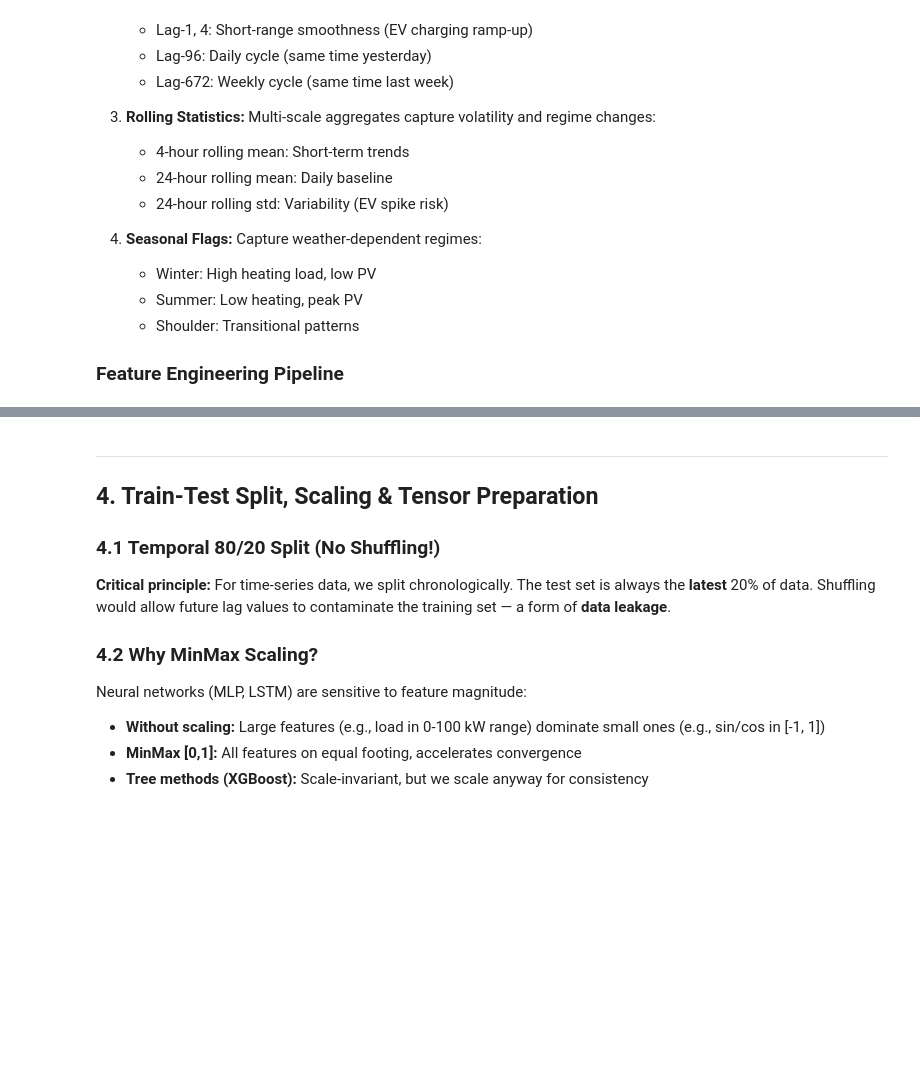
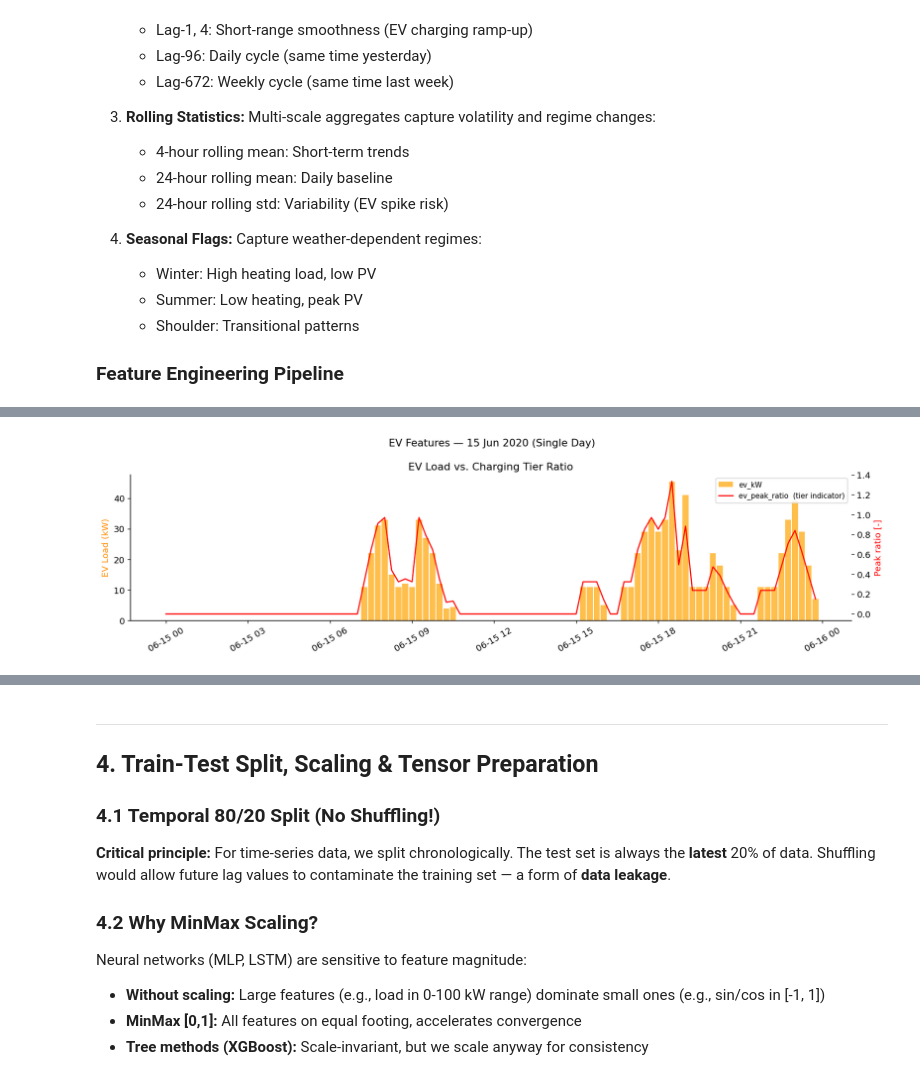
Before and after one commit to timterhorst/SET3120---Energy-Systems-Simulation-Digital-Twins, a Jupyter notebook: Practicums/forecasting_module_dual_target.ipynb, the cells around one changed output, grey strips where cells are left out. Drawn from its saved outputs; the diff is of its cells as text; code cells hidden in the pictures; blank space fills up the shorter version.

```diff
--- a/Practicums/forecasting_module_dual_target.ipynb
+++ b/Practicums/forecasting_module_dual_target.ipynb
@@ -435,0 +460,87 @@ Feature groups:
+# %%
+# ─────────────────────────────────────────────────────────────
+# Plot 1: EV Features over a representative day.
+# Demonstrates the ev_peak_ratio charging tier indicator.
+# ─────────────────────────────────────────────────────────────
+one_day = df_feat.loc["2020-06-15"]   # a mid-summer weekday
+t = one_day.index
+
+fig, axes = plt.subplots(1, 1, figsize=(14, 4))
+fig.suptitle("EV Features — 15 Jun 2020 (Single Day)", fontsize=13)
+
+ax3a = axes
+ax3b = ax3a.twinx()
+ax3a.bar(t, one_day["ev_kW"], width=0.009, color="orange", alpha=0.7, label="ev_kW")
+ax3b.plot(t, one_day["ev_peak_ratio"], color="red", linewidth=1.5,
+          label="ev_peak_ratio  (tier indicator)")
+ax3a.set_ylabel("EV Load (kW)", color="darkorange")
+ax3b.set_ylabel("Peak ratio [-]", color="red")
+ax3a.set_title("EV Load vs. Charging Tier Ratio")
+lines  = ax3a.get_legend_handles_labels()
+lines2 = ax3b.get_legend_handles_labels()
+ax3a.legend(lines[0] + lines2[0], lines[1] + lines2[1], fontsize=9, loc="upper right")
+ax3a.tick_params(axis="x", rotation=30)
+
+plt.tight_layout()
+plt.show()
+
+# ─────────────────────────────────────────────────────────────
+# Plot 2: Solar elevation angle — seasonal cross-section.
+# The zero-clipped version directly masks impossible PV periods.
+# ─────────────────────────────────────────────────────────────
+fig, axes = plt.subplots(1, 2, figsize=(15, 4))
+fig.suptitle("Solar Elevation Feature — Seasonal Comparison (φ = 52° N)", fontsize=13)
+
+for ax, date_str, label, color in [
+    (axes[0], "2020-12-21", "Winter Solstice (Dec 21)", "steelblue"),
+    (axes[1], "2020-06-21", "Summer Solstice (Jun 21)", "gold"),
+]:
+    day = df_feat.loc[date_str]
+    elev_deg    = np.degrees(day["solar_elevation"])
+    elev_pos    = np.degrees(day["solar_elevation_positive"])
+    ax.plot(day.index, elev_deg, color=color, linewidth=1.5, label="solar_elevation (°)")
+    ax.fill_between(day.index, 0, elev_pos, color=color, alpha=0.3,
+                    label="solar_elevation_positive")
+    ax.axhline(0, color="black", linewidth=0.8, linestyle="--")
+    ax.set_title(label)
+    ax.set_ylabel("Solar elevation (°)")
+    ax.tick_params(axis="x", rotation=30)
+    ax.legend(fontsize=9)
+
+plt.tight_layout()
+plt.show()
+
+# ─────────────────────────────────────────────────────────────
+# Plot 3: Season distribution and monthly feature overview
+# ─────────────────────────────────────────────────────────────
+season_names = {0: "Winter", 1: "Spring", 2: "Summer", 3: "Autumn"}
+
+fig, axes = plt.subplots(1, 2, figsize=(13, 4))
+
+# Season distribution across months
+monthly_season = df_feat.groupby("month")["season"].median().map(season_names)
+season_colors  = {"Winter": "steelblue", "Spring": "limegreen",
+                  "Summer": "gold", "Autumn": "darkorange"}
+bar_colors = [season_colors[s] for s in monthly_season.values]
+axes[0].bar(monthly_season.index, [1]*12, color=bar_colors)
+axes[0].set_xticks(range(1, 13))
+axes[0].set_xticklabels(["Jan","Feb","Mar","Apr","May","Jun",
+                          "Jul","Aug","Sep","Oct","Nov","Dec"])
+axes[0].set_title("Season Assignment by Month")
+# legend
+from matplotlib.patches import Patch
+legend_elements = [Patch(facecolor=c, label=s) for s, c in season_colors.items()]
+axes[0].legend(handles=legend_elements, fontsize=9)
+
+# Monthly mean EV daily energy (ev_roll_sum_96) — shows seasonal EV usage pattern
+monthly_ev_energy = df_feat.resample("ME")["ev_roll_sum_96"].mean()
+axes[1].bar(monthly_ev_energy.index, monthly_ev_energy.values,
+            color="orange", alpha=0.8, width=20)
+axes[1].set_title("Monthly Mean — EV Daily Energy Proxy (ev_roll_sum_96)")
+axes[1].set_ylabel("kWh (24-h rolling sum)")
+axes[1].tick_params(axis="x", rotation=45)
+
+plt.tight_layout()
+plt.show()
+# %% [output]
+[figure, added]
```
Also changed, not shown: parts of 28 cells of this notebook, 2 other files.
